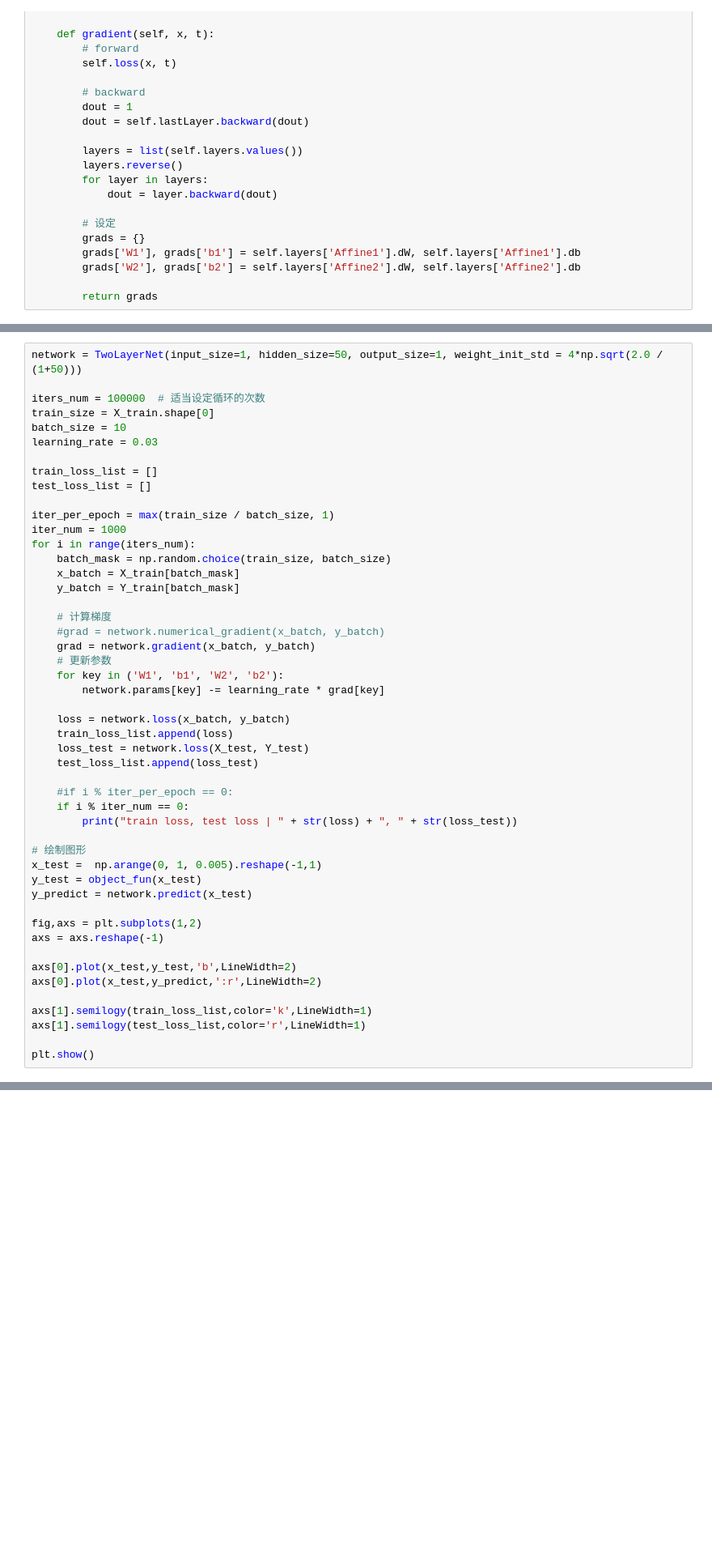
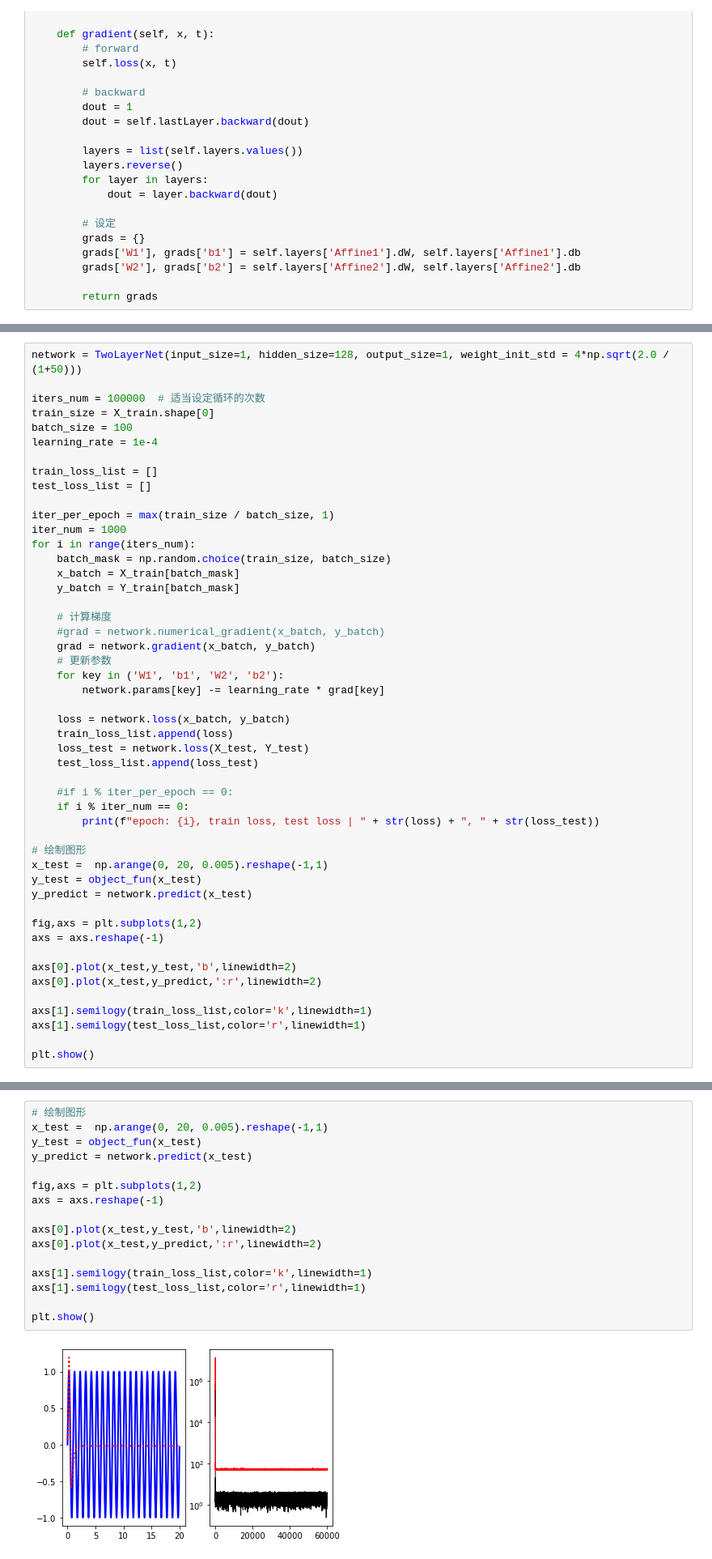
Before and after one commit to linkedlist771/DeepLearning-Basics, a Jupyter notebook: MLP/Solution Given by teacher/Twolayer (1).ipynb, the cells around one changed output, grey strips where cells are left out. Shown: that part at 81% size. Drawn from its saved outputs; the diff is of its cells as text; blank space fills up the shorter version.

```diff
--- a/MLP/Solution Given by teacher/Twolayer (1).ipynb
+++ b/MLP/Solution Given by teacher/Twolayer (1).ipynb
@@ -127,10 +126,10 @@ b2:2.3634427748220332e-12
 # %%
-network = TwoLayerNet(input_size=1, hidden_size=50, output_size=1, weight_init_std = 4*np.sqrt(2.0 / (1+50)))
+network = TwoLayerNet(input_size=1, hidden_size=128, output_size=1, weight_init_std = 4*np.sqrt(2.0 / (1+50)))
 
 iters_num = 100000  # 适当设定循环的次数
 train_size = X_train.shape[0]
-batch_size = 10
-learning_rate = 0.03
+batch_size = 100
+learning_rate = 1e-4
 
 train_loss_list = []
 test_loss_list = []
@@ -156,21 +155,21 @@ for i in range(iters_num):
 
     #if i % iter_per_epoch == 0:
     if i % iter_num == 0:
-        print("train loss, test loss | " + str(loss) + ", " + str(loss_test))
+        print(f"epoch: {i}, train loss, test loss | " + str(loss) + ", " + str(loss_test))
 
 # 绘制图形
-x_test =  np.arange(0, 1, 0.005).reshape(-1,1)
+x_test =  np.arange(0, 20, 0.005).reshape(-1,1)
 y_test = object_fun(x_test)
 y_predict = network.predict(x_test)
 
 fig,axs = plt.subplots(1,2)
 axs = axs.reshape(-1)
 
-axs[0].plot(x_test,y_test,'b',LineWidth=2)
-axs[0].plot(x_test,y_predict,':r',LineWidth=2)
+axs[0].plot(x_test,y_test,'b',linewidth=2)
+axs[0].plot(x_test,y_predict,':r',linewidth=2)
 
-axs[1].semilogy(train_loss_list,color='k',LineWidth=1)
-axs[1].semilogy(test_loss_list,color='r',LineWidth=1)
+axs[1].semilogy(train_loss_list,color='k',linewidth=1)
+axs[1].semilogy(test_loss_list,color='r',linewidth=1)
 
 plt.show()
 # %% [output]
@@ -194,0 +194,18 @@ train loss, test loss | 0.0007823951219534731, 0.0008521570077074605
+# %%
+# 绘制图形
+x_test =  np.arange(0, 20, 0.005).reshape(-1,1)
+y_test = object_fun(x_test)
+y_predict = network.predict(x_test)
+
+fig,axs = plt.subplots(1,2)
+axs = axs.reshape(-1)
+
+axs[0].plot(x_test,y_test,'b',linewidth=2)
+axs[0].plot(x_test,y_predict,':r',linewidth=2)
+
+axs[1].semilogy(train_loss_list,color='k',linewidth=1)
+axs[1].semilogy(test_loss_list,color='r',linewidth=1)
+
+plt.show()
+# %% [output]
+[figure, added]
```
Also changed, not shown: parts of 3 cells of this notebook, 46 other files.
